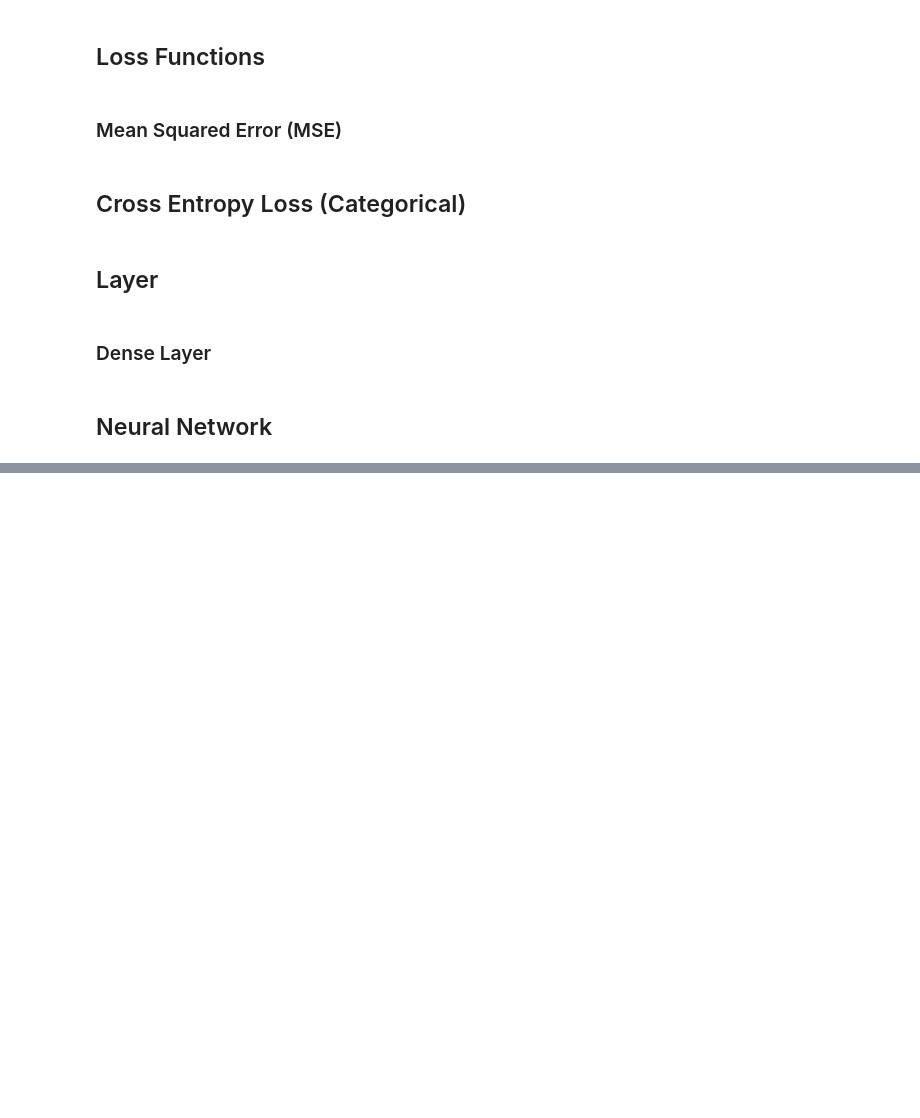
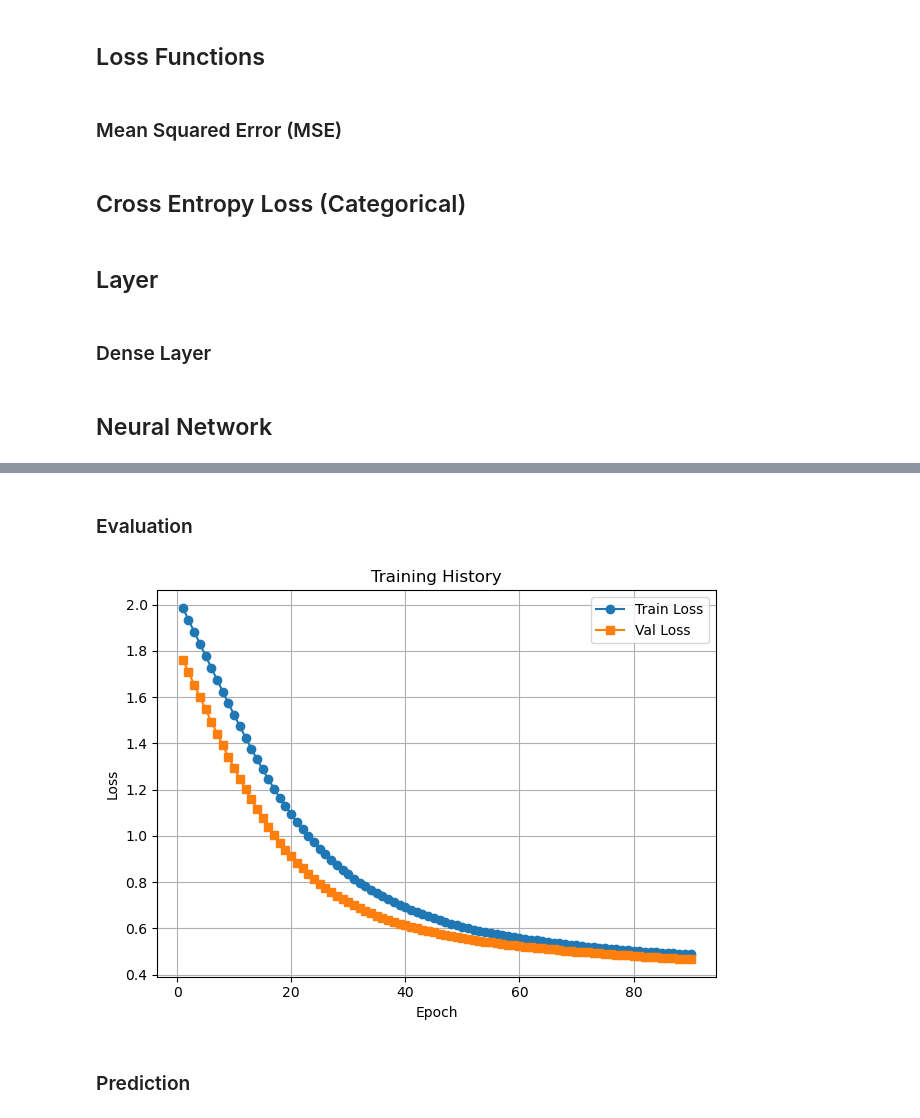
Before and after one commit to Param302/ML-Practice, a Jupyter notebook: ANN_from_Scratch.ipynb, the cells around one changed output, grey strips where cells are left out. Cells and saved outputs as stored; diff of their text form; code cells hidden in the pictures; blank space fills up the shorter version.

Commit message:
feat: ANN Scratch - Trained NN Regression
Trained a 5 layer (1,355 params) NeuralNetwork on California Housing Dataset

```diff
--- a/ANN_from_Scratch.ipynb
+++ b/ANN_from_Scratch.ipynb
@@ -213,0 +248,2 @@ class NeuralNetwork:
+# %%
+reg_X_train, reg_X_valid, reg_y_train, reg_y_valid = get_regression_data()
@@ -213,0 +274,11 @@ class NeuralNetwork:
+# %%
+NN_reg = NeuralNetwork([
+    Dense(reg_X_train.shape[1], 10, ReLU()),
+    Dense(10, 16, ReLU()),
+    Dense(16, 32, ReLU()),
+    Dense(32, 16, ReLU()),
+    Dense(16, 1, Linear())
+],
+    loss=MSE())
+
+NN_reg.summary()
@@ -213,0 +297,8 @@ class NeuralNetwork:
+# %%
+history = NN_reg.fit(
+    reg_X_train,
+    reg_y_train,
+    reg_X_valid,
+    reg_y_valid,
+    n_iters=100
+)
@@ -213,0 +316,26 @@ class NeuralNetwork:
+# %% [markdown]
+### Evaluation
+# %%
+def plot_training_history(history, title="Training History", n_clip=10):
+    """
+    history: List of tuples (train_loss val_loss)
+    """
+    train_loss = [h[0] for h in history[n_clip:]]
+    val_loss = [h[1] for h in history[n_clip:]]
+    epochs = range(1, len(history) + 1 - n_clip)
+    # Plot Loss
+    plt.plot(epochs, train_loss, label="Train Loss", marker='o')
+    plt.plot(epochs, val_loss,   label="Val Loss", marker='s')
+    plt.xlabel("Epoch")
+    plt.ylabel("Loss")
+    plt.legend()
+    plt.grid(True)
+    plt.title(title)
+    plt.tight_layout()
+    plt.show()
+# %%
+plot_training_history(history)
+# %% [output]
+[figure, added]
+# %% [markdown]
+### Prediction
```
Also changed, not shown: parts of 14 cells of this notebook.
